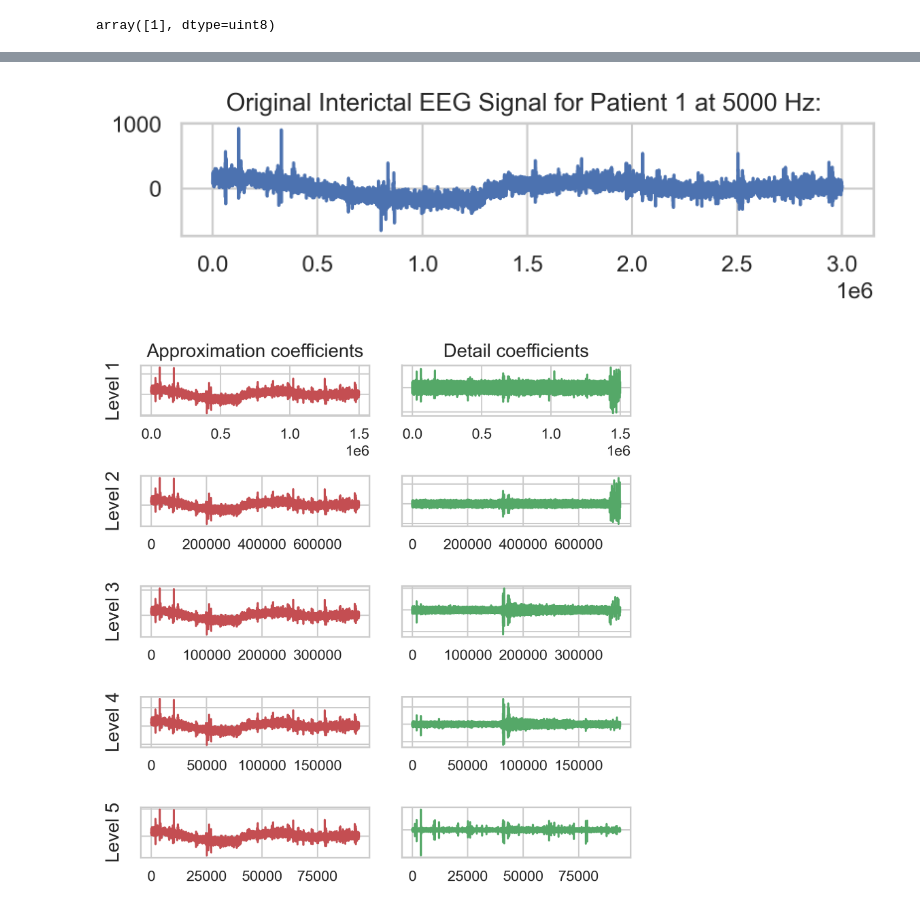
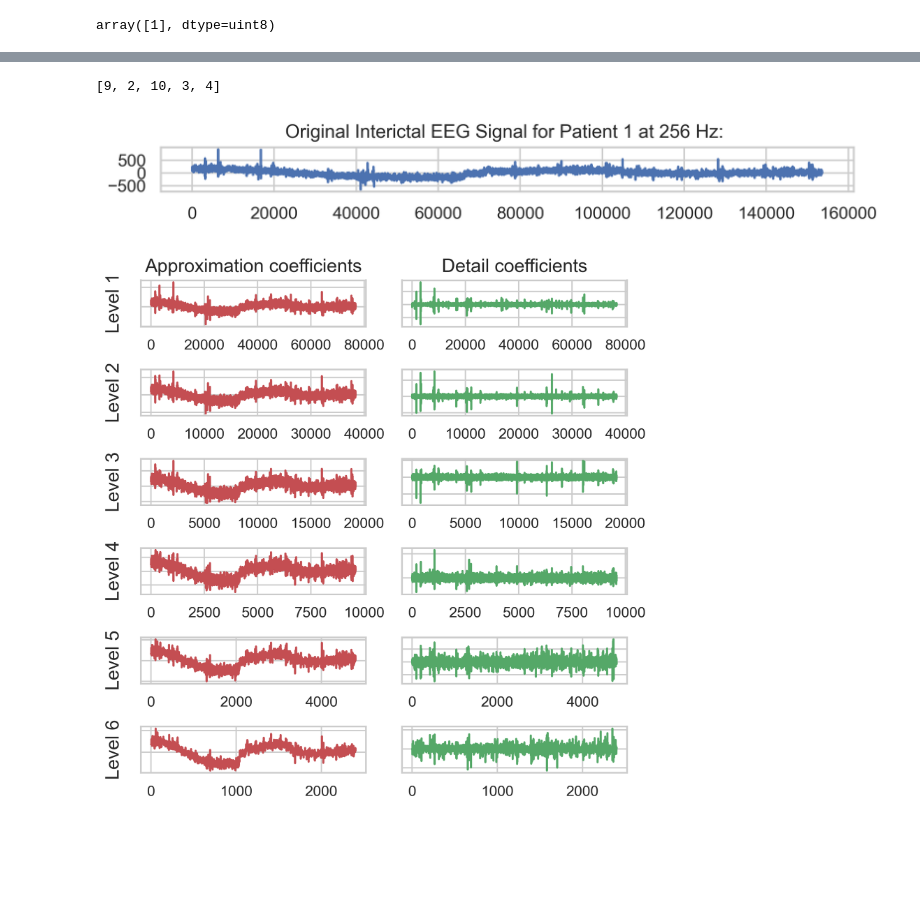
Before and after one commit to CeliaSagas/EEG-Classification, a Jupyter notebook: code/1 - Explore Data.ipynb, the cells around one changed output, grey strips where cells are left out. Saved outputs shown, nothing was run; the diff lists cells and outputs as text; code cells hidden in the pictures; blank space fills up the shorter version.

```diff
--- a/code/1 - Explore Data.ipynb
+++ b/code/1 - Explore Data.ipynb
@@ -31,5 +33,5 @@ np. set_printoptions(threshold=np. inf)
 # %%
-mat=sio.loadmat('./Patient_1_interictal_segment_0001.mat')
+mat=sio.loadmat('/volumes/Samsung_SSD/DATA/eeg_epilepsy/seizure-prediction/Dog_5/Dog_5_preictal_segment_0001.mat')
 # %%
 mat.keys()
 # %% [output]
@@ -74,4 +81,17 @@ plt.plot(data)
 # %%
+def butter_bandpass(lowcut, highcut, fs, order):
+    nyq = 0.5 * fs
+    low = lowcut / nyq
+    high = highcut / nyq
+    b, a = butter(order, [low, high], btype='band')
+    return b, a
+
+
+def butter_bandpass_filter(data, lowcut, highcut, fs, order):
+    b, a = butter_bandpass(lowcut, highcut, fs, order=order)
+    y = lfilter(b, a, data)
+    return y
+
 def get_data(filename):
 
     signal_df = pd.DataFrame()
@@ -101,12 +121,16 @@ def get_data(filename):
 
     if 'Patient_1' in patient:
         electrodes = 15
+        dec_factor=13
     if 'Patient_2' in patient:
         electrodes = 24
+        dec_factor=13
     if 'Dog_5' in patient:
         electrodes = 15
+        dec_factor=1
     elif 'Dog' in patient:
         electrodes = 16
+        dec_factor=1
 
     #load data using loadmat
     eeg_data = sio.loadmat(filename)
@@ -117,9 +141,14 @@ def get_data(filename):
     #create a range from the number of electrodes to access files
     for i in list(range(electrodes)):
 
+    # Sample rate and desired cutoff frequencies (in Hz).
+        fs = 173
+        lowcut = 3
+        highcut = 8
+
         #access each array by electrode index number
 
-        eeg_signals = (eeg_data[name][0][0][0][i])
+        eeg_signals = signal.resample(((eeg_data[name][0][0][0][i])),153600)
 
 
         #access each electrode name by electrode index number
@@ -165,41 +194,49 @@ def get_data(filename):
 # %%
 filename = './Patient_1_interictal_segment_0001.mat'
 data = get_data(filename)
+# %%
+random.seed(33)
+
+print(random.sample(list(range(15)),5))
+# %% [output]
+[9, 2, 10, 3, 4]
 # %%
 
 
 #graph breakdown of signal using DWT
 
 x = np.linspace(0, 1, num=2048)
 data = data.iloc[0,1]
 
-fig, ax = plt.subplots(figsize=(6,1))
-ax.set_title("Original Interictal EEG Signal for Patient 1 at 5000 Hz: ")
+fig, ax = plt.subplots(figsize=(7,1))
+ax.set_title("Original Interictal EEG Signal for Patient 1 at 256 Hz: ")
 ax.plot(data)
-
+plt.tight_layout(pad=0.4, w_pad=0.5, h_pad=1.0)
+fig.savefig("interictal_title.png")
 plt.show()
 
 
 
-waveletname = 'db5'
+waveletname = 'db3'
 
-fig, axarr = plt.subplots(nrows=5, ncols=2, figsize=(6,6))
-for ii in range(5):
+fig, axarr = plt.subplots(nrows=6, ncols=2, figsize=(6,6))
+for ii in range(6):
     (data, coeff_d) = pywt.dwt(data, waveletname)
     axarr[ii, 0].plot(data, 'r')
     axarr[ii, 1].plot(coeff_d, 'g')
     axarr[ii, 0].set_ylabel("Level {}".format(ii + 1), fontsize=14, rotation=90)
     axarr[ii, 0].set_yticklabels([])
     if ii == 0:
         axarr[ii, 0].set_title("Approximation coefficients", fontsize=14)
         axarr[ii, 1].set_title("Detail coefficients", fontsize=14)
     axarr[ii, 1].set_yticklabels([])
 
 plt.tight_layout()
 plt.show()
+fig.savefig("interictal.png")
 # %% [output]
-[figure, old version]
+[figure, new version]
-[figure, old version]
+[figure, new version]
 # %%
 filename = './Patient_1_preictal_segment_0001.mat'
 data2 = get_data(filename)
```
Also changed, not shown: parts of 24 cells of this notebook, 15 other files.
